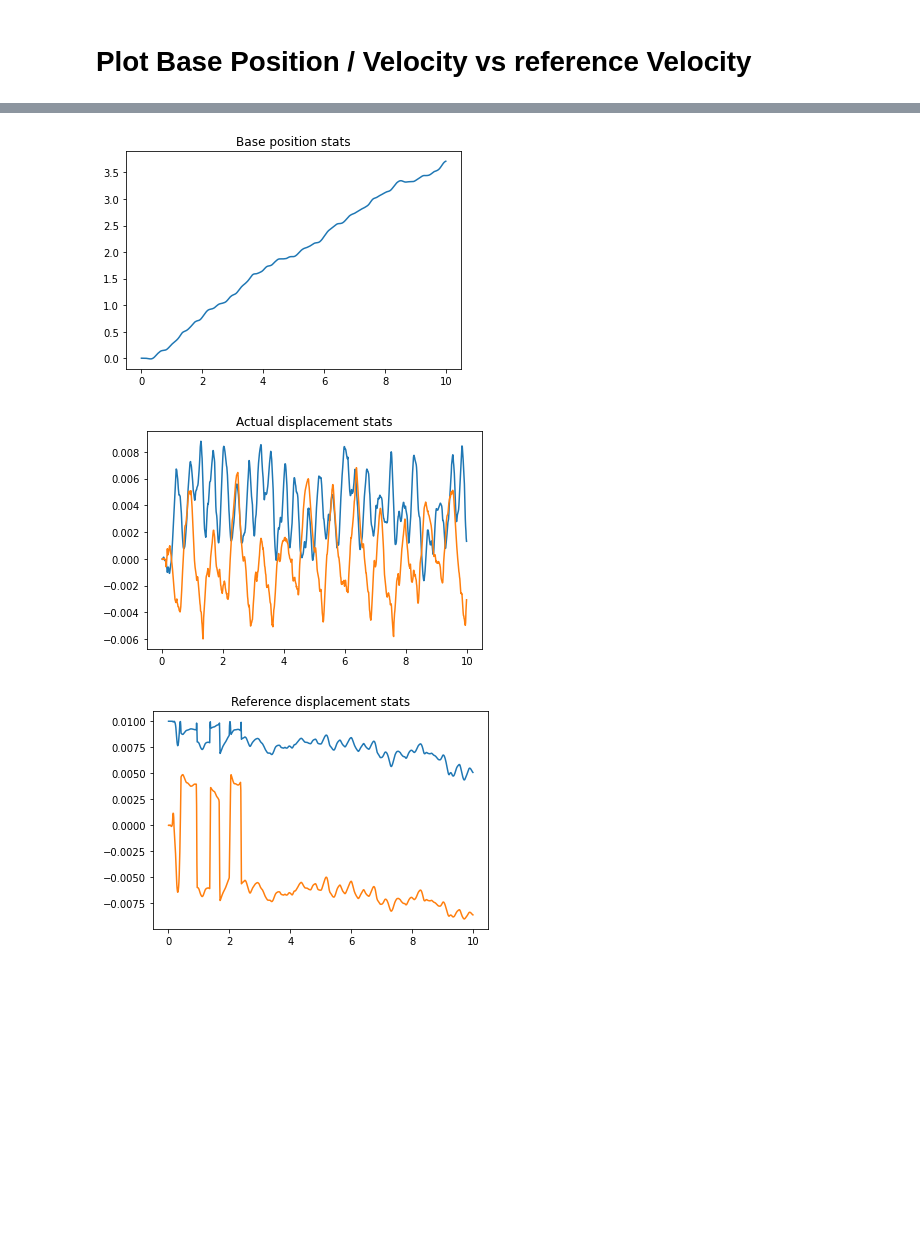
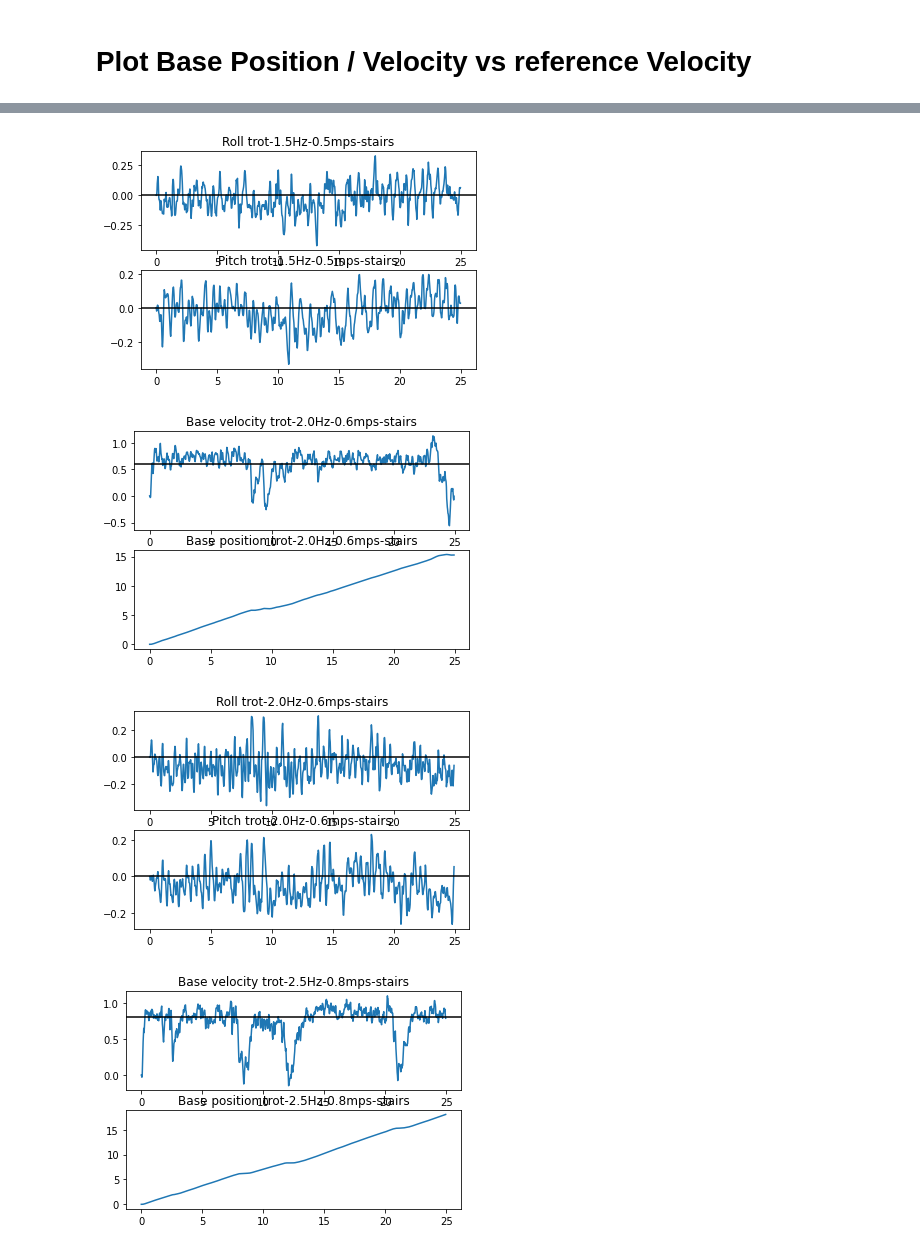
Before and after one commit to mcx-lab/rl-baselines3-zoo, a Jupyter notebook: notebooks/inspect_stats.ipynb, the cells around one changed output, grey strips where cells are left out. Drawn from its saved outputs; the diff is of its cells as text; code cells hidden in the pictures; blank space fills up the shorter version.

```diff
--- a/notebooks/inspect_stats.ipynb
+++ b/notebooks/inspect_stats.ipynb
@@ -15,6 +15,7 @@ import pickle
 import json
 
 def load_robot_states(stats_dir):
+    base_rpy = np.load(stats_dir / 'base_rpy.npy')
     base_position = np.load(stats_dir / 'base_position.npy')
     base_velocity = np.load(stats_dir / 'base_velocity.npy')
     motor_position = np.load(stats_dir / 'motor_position.npy')
@@ -34,6 +35,7 @@ def load_robot_states(stats_dir):
 
     return {
         'time': time,
+        'base_rpy': base_rpy,
         'base_pos': base_position,
         'base_vel': base_velocity,
         'motor_pos': motor_position,
@@ -57,7 +59,9 @@ model_dir = project_dir / 'logs' / 'ppo' / 'A1GymEnv-v0_44'
 foot_names = ['FR', 'FL', 'RR', 'RL']
 
 stats_dirs = [
-    model_dir / 'stats'
+    model_dir / 'trot-1.5Hz-0.5mps-stairs',
+    model_dir / 'trot-2.0Hz-0.6mps-stairs',
+    model_dir / 'trot-2.5Hz-0.8mps-stairs',
 ]
 
 statss = [load_robot_states(sd) for sd in stats_dirs]
@@ -108,33 +159,41 @@ WARNING:matplotlib.legend:No handles with labels found to put in legend.
 # %% [markdown]
 # Plot Base Position / Velocity vs reference Velocity
 # %%
-def plot_position_velocity(stats, stats_dir):
+def plot_position_velocity(stats, stats_dir, target = None):
     time = stats['time']
     base_vel = stats['base_vel']
     base_pos = stats['base_pos']
 
-    plt.figure()
-    plt.title(f"Base velocity {stats_dir.name}")
-    plt.plot(time[:-1], base_vel[:-1, 0])
+    fig, ax = plt.subplots(2)
+    ax[0].set_title(f"Base velocity {stats_dir.name}")
+    ax[0].plot(time[:-1], base_vel[:-1, 0])
+    if target:
+        ax[0].axhline(target, color='black')
 
-    plt.figure()
-    plt.title(f"Base position {stats_dir.name}")
-    plt.plot(time[:-1], base_pos[:-1, 0])
+    ax[1].set_title(f"Base position {stats_dir.name}")
+    ax[1].plot(time[:-1], base_pos[:-1, 0])
 
-def plot_actual_reference_displacement(stats, stats_dir):
+def plot_roll_pitch(stats, stats_dir, target = None):
     time = stats['time']
-    ref_disp = stats['ref_displacement']
-    act_disp = stats['act_displacement']
+    base_rpy = stats['base_rpy']
 
-    plt.figure()
-    plt.title(f"Actual displacement {stats_dir.name}")
-    plt.plot(time[:-1], act_disp[:-1])
+    fig, ax = plt.subplots(2)
+    ax[0].set_title(f"Roll {stats_dir.name}")
+    ax[0].plot(time[:-1], base_rpy[:-1, 0])
+    ax[0].axhline(0,  color='black')
 
-    plt.figure()
-    plt.title(f"Reference displacement {stats_dir.name}")
-    plt.plot(time[:-1], ref_disp[:-1])
+    roll_mse = np.sqrt(np.mean(base_rpy[:,0] ** 2, axis=0))
+    print(f"Roll mse: {roll_mse}")
 
-for stats, stats_dir in zip(statss, stats_dirs):
-    plot_position_velocity(stats, stats_dir)
-    plot_actual_reference_displacement(stats, stats_dir)
+    ax[1].set_title(f"Pitch {stats_dir.name}")
+    ax[1].plot(time[:-1], base_rpy[:-1, 1])
+    ax[1].axhline(0,  color='black')
+
+    pitch_mse = np.sqrt(np.mean(base_rpy[:,1] ** 2, axis=0))
+    print(f"Pitch mse: {pitch_mse}")
+
+targets = [0.5, 0.6, 0.8]
+for i, (stats, stats_dir) in enumerate(zip(statss, stats_dirs)):
+    plot_position_velocity(stats, stats_dir, target = targets[i])
+    plot_roll_pitch(stats, stats_dir)
 # %% [output]
@@ -142,3 +207,4 @@ for stats, stats_dir in zip(statss, stats_dirs):
-[figure, old version]
+[figure, new version]
-[figure, old version]
+[figure, new version]
-[figure, old version]
+[figure, new version]
+[figure, added]
```
Also changed, not shown: parts of 6 cells of this notebook, 1 other file.
